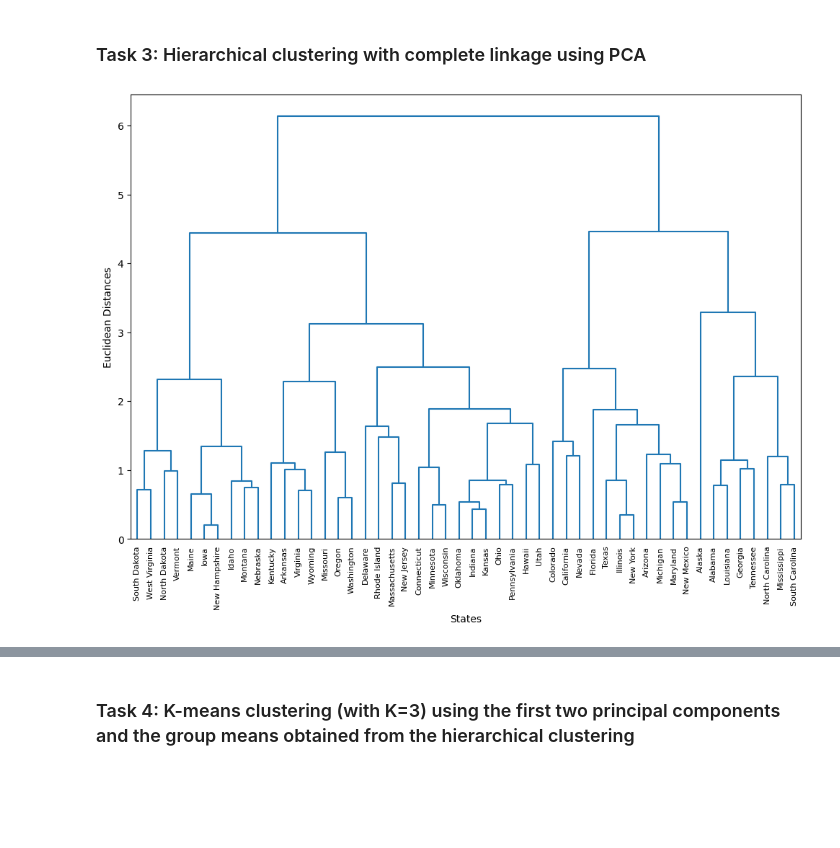
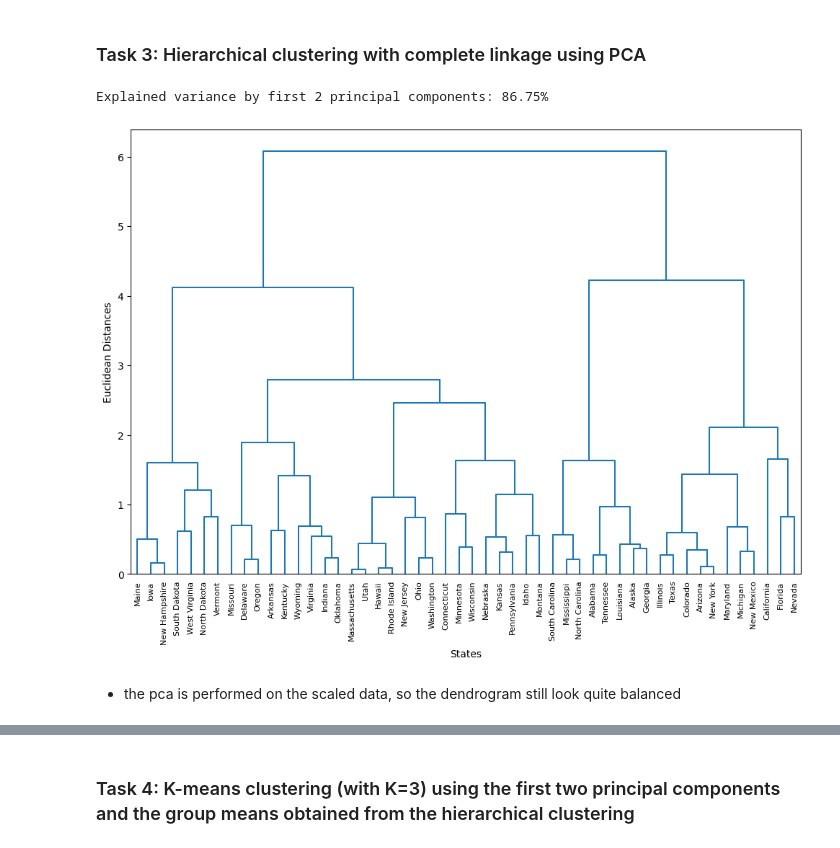
Before and after one commit to julietgrantham/CITS5508, a Jupyter notebook: Assignment 3/assignment3.ipynb, the cells around one changed output, grey strips where cells are left out. Saved outputs shown, nothing was run; the diff lists cells and outputs as text; code cells hidden in the pictures; blank space fills up the shorter version.

```diff
--- a/Assignment 3/assignment3.ipynb
+++ b/Assignment 3/assignment3.ipynb
@@ -1498,18 +1506,23 @@ from sklearn.decomposition import PCA
 # performing pca on the scaled data
 pca = PCA(n_components=2)
 df_pca = pd.DataFrame(pca.fit_transform(df_scaled), columns=['PC1', 'PC2'])
-
+# Print explained variance
+print('Explained variance by first 2 principal components: {:.2%}'.format(sum(pca.explained_variance_ratio_)))
 Z_pca = linkage(df_pca, method='complete', metric='euclidean')
 
 # Cut the dendrogram to create clusters
 df_pca['Cluster'] = cut_tree(Z_pca, n_clusters=3)
+# %% [output]
+Explained variance by first 2 principal components: 86.75%
 # %%
 plt.figure(figsize=(12, 8))
-dendrogram(Z, labels = df_us.iloc[:, 0].values, color_threshold = 0)
+dendrogram(Z_pca, labels = df_us.iloc[:, 0].values, color_threshold = 0)
 plt.xlabel('States')
 plt.ylabel('Euclidean Distances')
 plt.show()
 # %% [output]
-[figure, old version]
+[figure, new version]
+# %% [markdown]
+* the pca is performed on the scaled data, so the dendrogram still look quite balanced
 # %%
 df_pca['State'] = df_us.iloc[:, 0]
```
Also changed, not shown: parts of 13 cells of this notebook.
